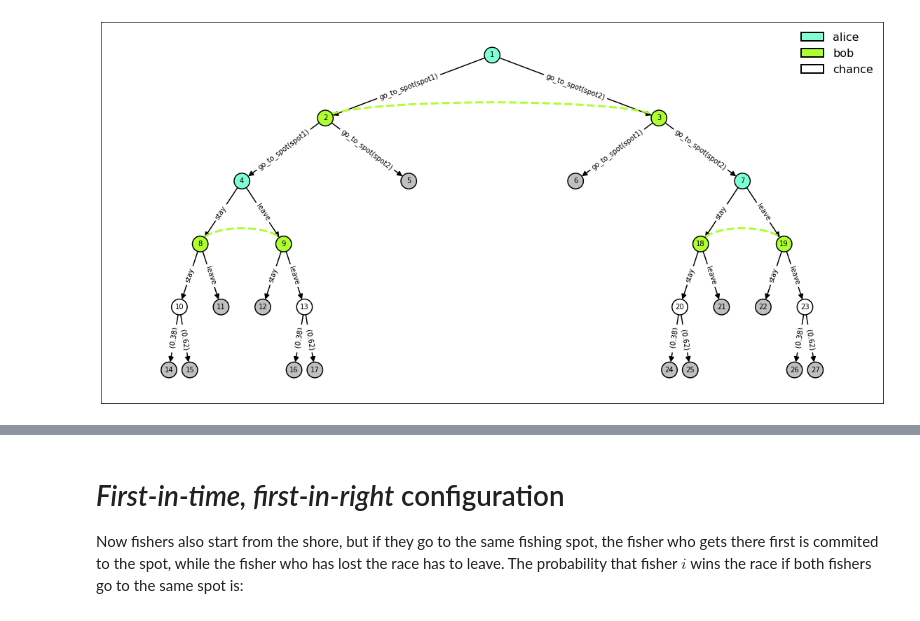
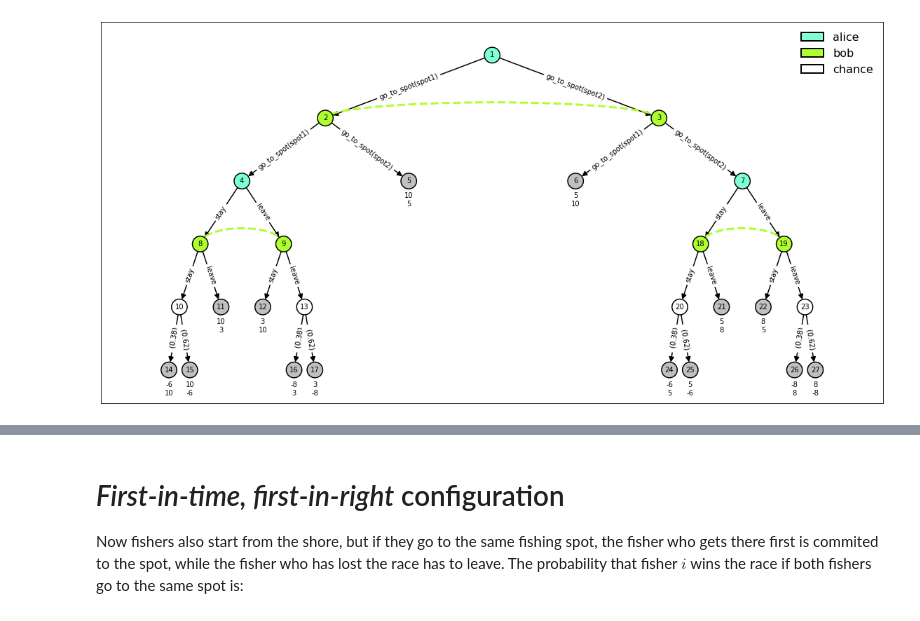
Before and after one commit to nmontesg/norms-games, a Jupyter notebook: examples/gamesFromRules/fishers/fishers.ipynb, the cells around one changed output, grey strips where cells are left out. Cells and saved outputs as stored; diff of their text form; code cells hidden in the pictures.

```diff
--- a/examples/gamesFromRules/fishers/fishers.ipynb
+++ b/examples/gamesFromRules/fishers/fishers.ipynb
@@ -20,27 +72,32 @@ where $S_i$ denotes the strength of fisher $i$, a parameter between 1 (weakest)
 # %%
 game = build_full_game('.', 'fishers', threshold=0)
+v1, v2 = 10, 5
+c = -2
+d = -6
+assign_utilities(game, c, v1, v2, d)
 
 my_fig_kwargs = dict(figsize=(20,10), frameon=False)
-my_node_kwargs = dict(font_size=10, node_size=500, edgecolors='k',
-                      linewidths=1.5)
+my_node_kwargs = dict(font_size=10, node_size=500, edgecolors='k', linewidths=1.5)
 my_edge_kwargs = dict(arrowsize=15, width=1.5)
 my_edge_labels_kwargs = dict(font_size=10)
 my_patch_kwargs = dict(linewidth=2)
 my_legend_kwargs = dict(fontsize=16, loc='upper right', edgecolor='white')
 my_info_sets_kwargs = dict(linestyle='--', linewidth=3)
+my_utility_label_kwargs = dict(horizontalalignment='center', fontsize=10)
 
 position_colors =  {'alice':'aquamarine', 'bob':'greenyellow'}
 
 fig = plot_game(game,
                 position_colors,
                 fig_kwargs=my_fig_kwargs,
                 node_kwargs=my_node_kwargs,
                 edge_kwargs=my_edge_kwargs,
                 edge_labels_kwargs=my_edge_labels_kwargs,
                 patch_kwargs=my_patch_kwargs,
                 legend_kwargs=my_legend_kwargs,
-                draw_utility=False,
+                utility_label_kwargs=my_utility_label_kwargs,
+                utility_label_shift=0.08,
                 info_sets_kwargs=my_info_sets_kwargs)
 # %% [output]
-[figure, old version]
+[figure, new version]
 # %%
```
Also changed, not shown: parts of 12 cells of this notebook, 4 other files.
